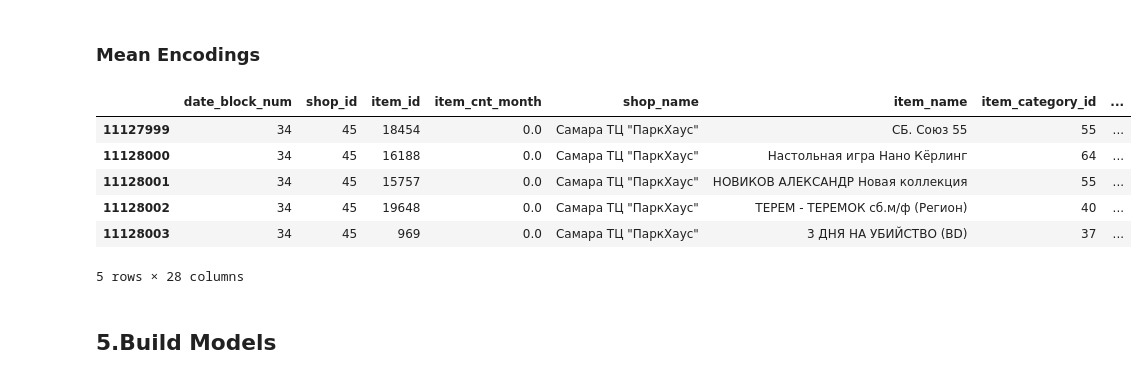
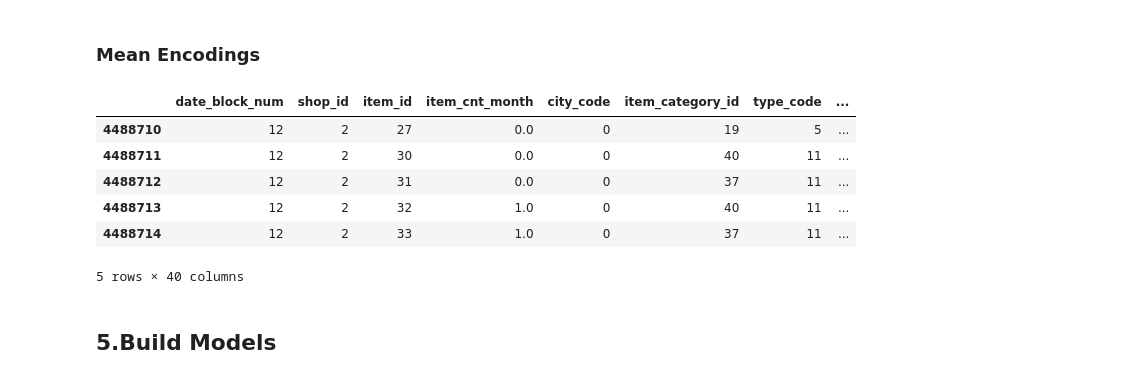
Before and after one commit to quangvdx/kaggle-PredictFutureSales, a Jupyter notebook: FutureSales.ipynb, the cells around one changed output. Drawn from its saved outputs; the diff is of its cells as text; code cells hidden in the pictures.

```diff
--- a/FutureSales.ipynb
+++ b/FutureSales.ipynb
@@ -308,13 +496,47 @@ features["days"] = features["month"].map(days)
+# %%
+cache = {}
+features["item_last_sale"] = -1
+
+for idx, row in features.iterrows():
+    key = row.item_id
+    if key not in cache:
+        if row.item_cnt_month != 0:
+            cache[key] = row.date_block_num
+    else:
+        last_date_block_num = cache[key]
+        if row.date_block_num > last_date_block_num:
+            features.at[idx, "item_last_sale"] = (
+                row.date_block_num - last_date_block_num
+            )
+            cache[key] = row.date_block_num
+# %%
+features["item_shop_first_sale"] = features["date_block_num"] - features.groupby(
+    ["item_id", "shop_id"]
+)["date_block_num"].transform("min")
+features["item_first_sale"] = features["date_block_num"] - features.groupby("item_id")[
+    "date_block_num"
+].transform("min")
+# %%
+features = features[features.date_block_num > 11]
+# %%
+def fill_na(df):
+    for col in df.columns:
+        if ('_lag_' in col) & (df[col].isnull().any()):
+            if ('item_cnt' in col):
+                df[col].fillna(0, inplace=True)
+    return df
+
+features = fill_na(features)
 # %%
-features.tail()
+features.head()
 # %% [output]
-|  | date_block_num | shop_id | item_id | item_cnt_month | shop_name | item_name | item_category_id | ... |
-| 11127999 | 34 | 45 | 18454 | 0.0 | Самара ТЦ "ПаркХаус" | СБ. Союз 55 | 55 | ... |
-| 11128000 | 34 | 45 | 16188 | 0.0 | Самара ТЦ "ПаркХаус" | Настольная игра Нано Кёрлинг | 64 | ... |
-| 11128001 | 34 | 45 | 15757 | 0.0 | Самара ТЦ "ПаркХаус" | НОВИКОВ АЛЕКСАНДР Новая коллекция | 55 | ... |
-| 11128002 | 34 | 45 | 19648 | 0.0 | Самара ТЦ "ПаркХаус" | ТЕРЕМ - ТЕРЕМОК сб.м/ф (Регион) | 40 | ... |
-| 11128003 | 34 | 45 | 969 | 0.0 | Самара ТЦ "ПаркХаус" | 3 ДНЯ НА УБИЙСТВО (BD) | 37 | ... |
+|  | date_block_num | shop_id | item_id | item_cnt_month | city_code | item_category_id | type_code | ... |
+| 4488710 | 12 | 2 | 27 | 0.0 | 0 | 19 | 5 | ... |
+| 4488711 | 12 | 2 | 30 | 0.0 | 0 | 40 | 11 | ... |
+| 4488712 | 12 | 2 | 31 | 0.0 | 0 | 37 | 11 | ... |
+| 4488713 | 12 | 2 | 32 | 1.0 | 0 | 40 | 11 | ... |
+| 4488714 | 12 | 2 | 33 | 1.0 | 0 | 37 | 11 | ... |
-5 rows × 28 columns
+5 rows × 40 columns
 # %%
 features.to_pickle("data/data.pkl")
 # %% [markdown]
```
Also changed, not shown: parts of 24 cells of this notebook.
